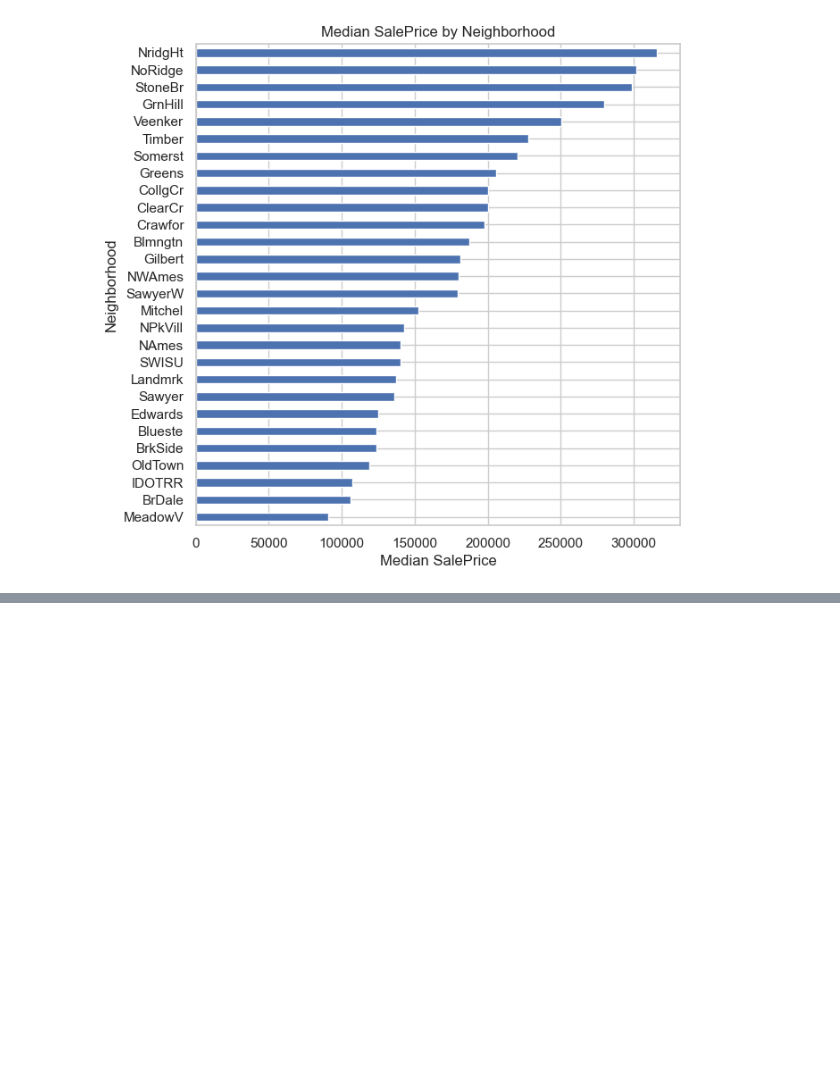
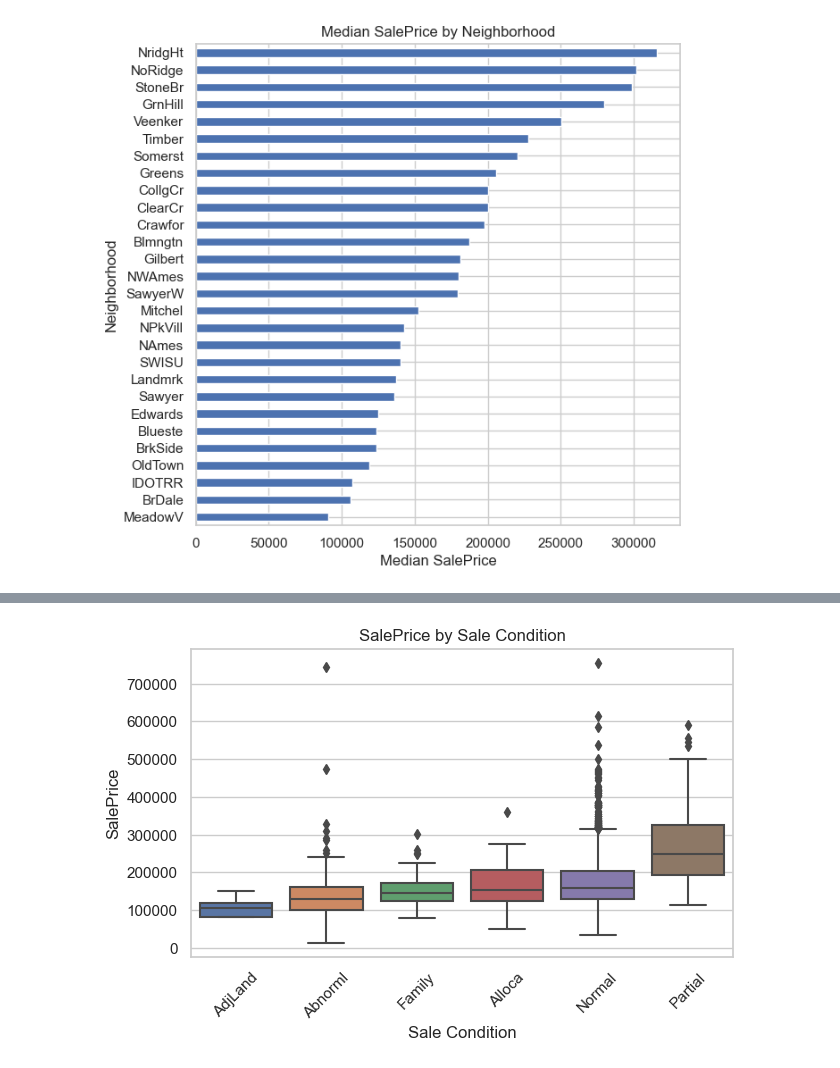
Before and after one commit to sanches-davi/ames-housing-price-prediction, a Jupyter notebook: notebooks/EDA.ipynb, the cells around one changed output, grey strips where cells are left out. Drawn from its saved outputs; the diff is of its cells as text; code cells hidden in the pictures; blank space fills up the shorter version.

```diff
--- a/notebooks/EDA.ipynb
+++ b/notebooks/EDA.ipynb
@@ -578,0 +706,19 @@ plt.show()
+# %%
+# Boxplot Sale Condition
+
+sale_condition_order = train_data.groupby("Sale Condition")["SalePrice"].median().sort_values().index
+
+plt.figure(figsize=(7, 4))
+sns.boxplot(
+    data=train_data,
+    x="Sale Condition",
+    y="SalePrice",
+    order=sale_condition_order
+)
+plt.title("SalePrice by Sale Condition")
+plt.xlabel("Sale Condition")
+plt.ylabel("SalePrice")
+plt.xticks(rotation=45)
+plt.show()
+# %% [output]
+[figure, added]
```
Also changed, not shown: parts of 9 cells of this notebook.
